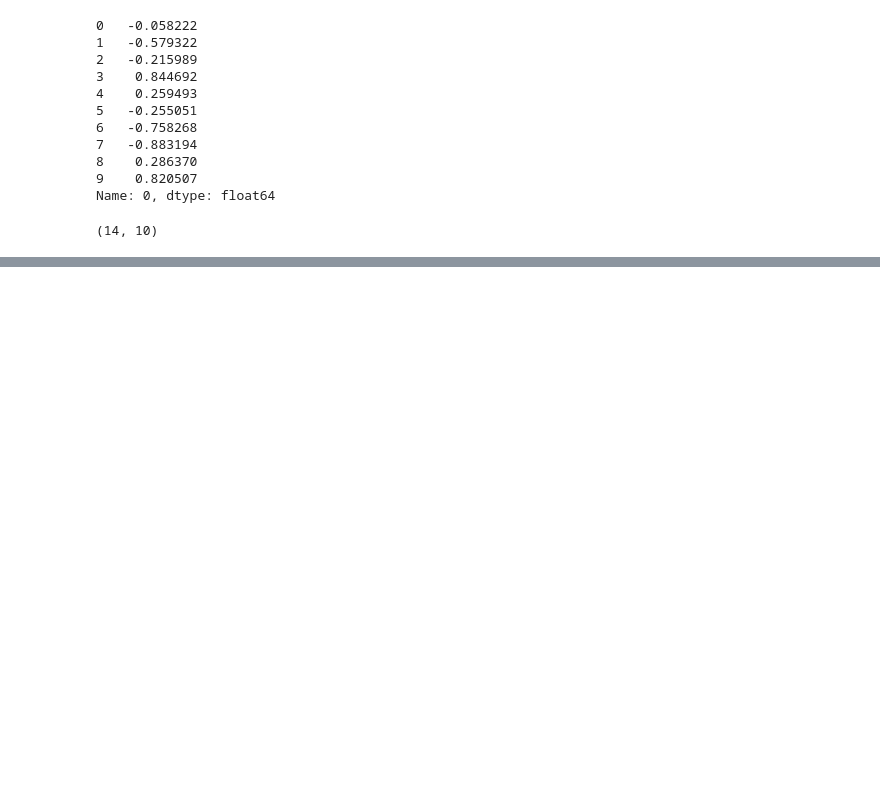
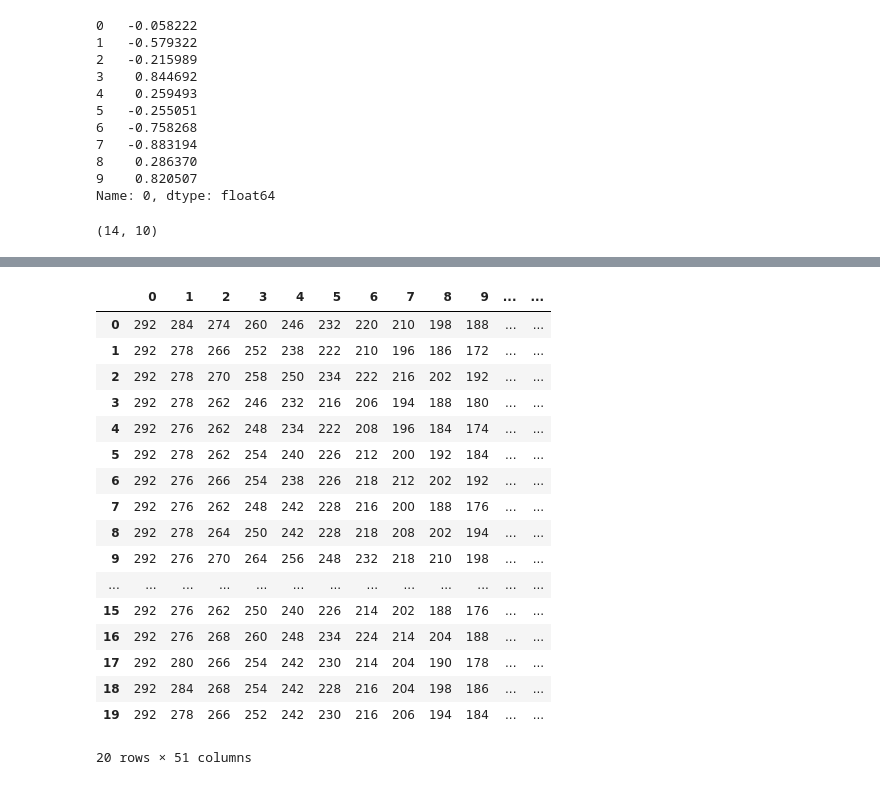
Before and after one commit to StephaneBranly/INF8215-Avalam-AI, a Jupyter notebook: stats/plot_experiments.ipynb, the cells around one changed output, grey strips where cells are left out. Drawn from its saved outputs; the diff is of its cells as text; code cells hidden in the pictures; blank space fills up the shorter version.

```diff
--- a/stats/plot_experiments.ipynb
+++ b/stats/plot_experiments.ipynb
@@ -195,0 +173,21 @@ with PdfPages(f"test.pdf") as pdf:
+# %%
+df
+# %% [output]
+|  | 0 | 1 | 2 | 3 | 4 | 5 | 6 | 7 | 8 | 9 | ... | ... |
+| 0 | 292 | 284 | 274 | 260 | 246 | 232 | 220 | 210 | 198 | 188 | ... | ... |
+| 1 | 292 | 278 | 266 | 252 | 238 | 222 | 210 | 196 | 186 | 172 | ... | ... |
+| 2 | 292 | 278 | 270 | 258 | 250 | 234 | 222 | 216 | 202 | 192 | ... | ... |
+| 3 | 292 | 278 | 262 | 246 | 232 | 216 | 206 | 194 | 188 | 180 | ... | ... |
+| 4 | 292 | 276 | 262 | 248 | 234 | 222 | 208 | 196 | 184 | 174 | ... | ... |
+| 5 | 292 | 278 | 262 | 254 | 240 | 226 | 212 | 200 | 192 | 184 | ... | ... |
+| 6 | 292 | 276 | 266 | 254 | 238 | 226 | 218 | 212 | 202 | 192 | ... | ... |
+| 7 | 292 | 276 | 262 | 248 | 242 | 228 | 216 | 200 | 188 | 176 | ... | ... |
+| 8 | 292 | 278 | 264 | 250 | 242 | 228 | 218 | 208 | 202 | 194 | ... | ... |
+| 9 | 292 | 276 | 270 | 264 | 256 | 248 | 232 | 218 | 210 | 198 | ... | ... |
+| ... | ... | ... | ... | ... | ... | ... | ... | ... | ... | ... | ... | ... |
+| 15 | 292 | 276 | 262 | 250 | 240 | 226 | 214 | 202 | 188 | 176 | ... | ... |
+| 16 | 292 | 276 | 268 | 260 | 248 | 234 | 224 | 214 | 204 | 188 | ... | ... |
+| 17 | 292 | 280 | 266 | 254 | 242 | 230 | 214 | 204 | 190 | 178 | ... | ... |
+| 18 | 292 | 284 | 268 | 254 | 242 | 228 | 216 | 204 | 198 | 186 | ... | ... |
+| 19 | 292 | 278 | 266 | 252 | 242 | 230 | 216 | 206 | 194 | 184 | ... | ... |
+20 rows × 51 columns
```
Also changed, not shown: parts of 8 cells of this notebook, 4 other files.
